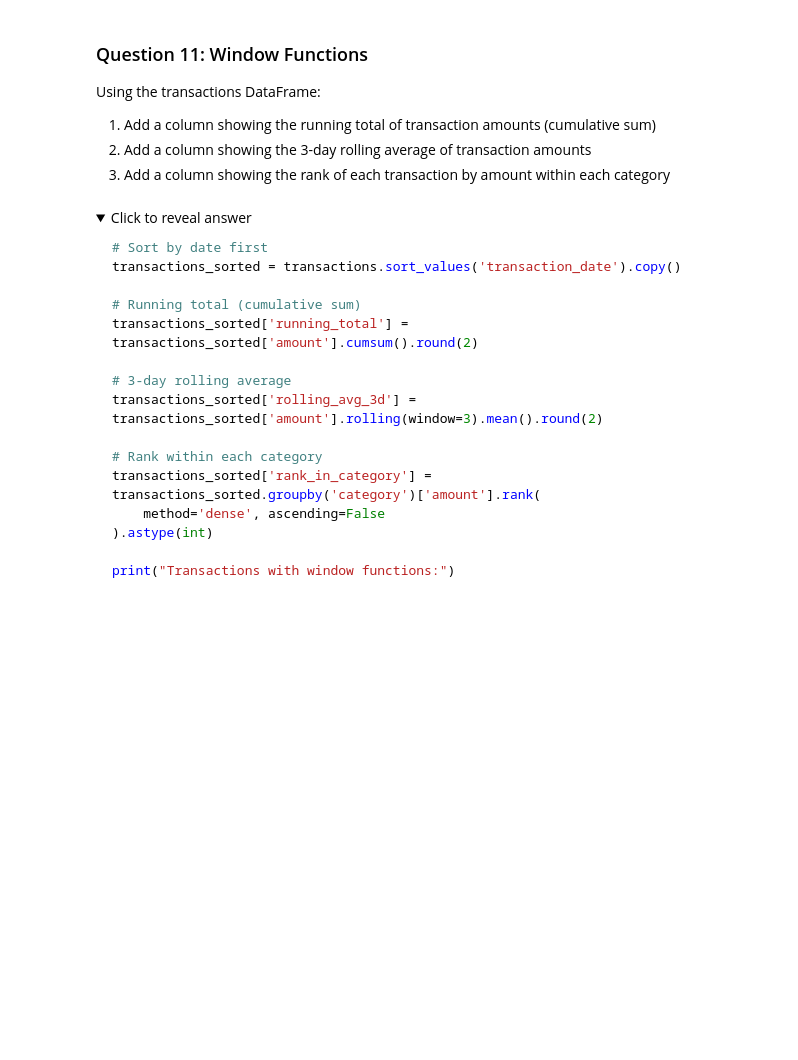
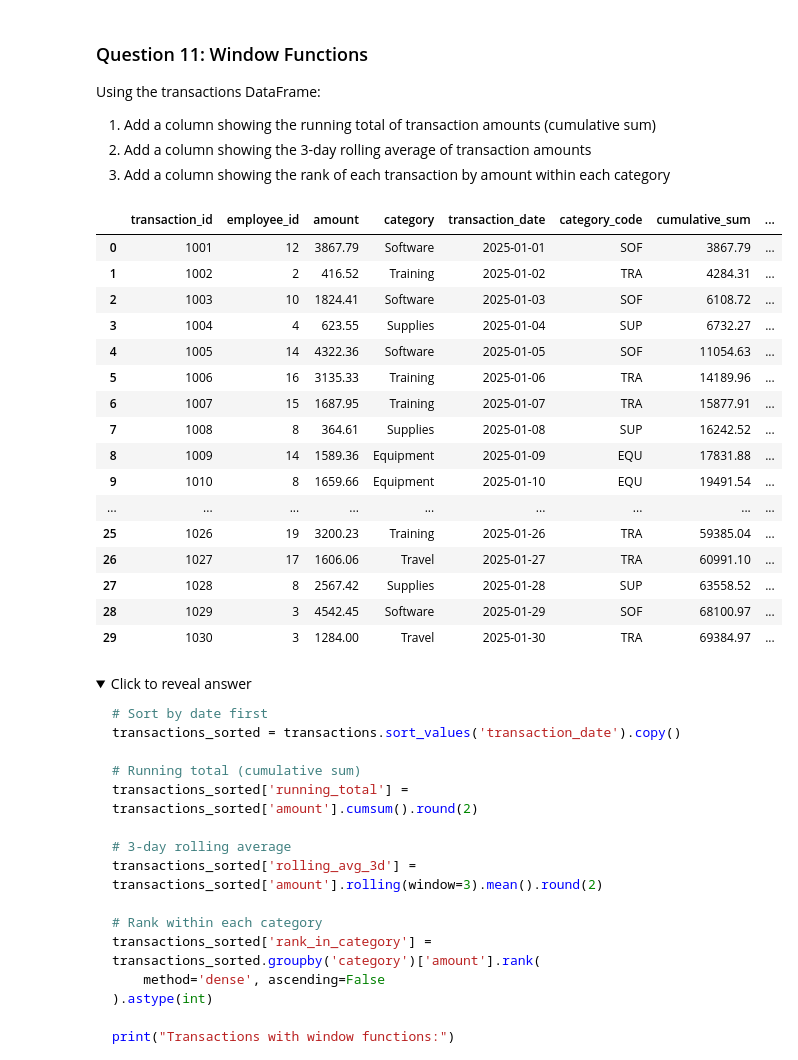
Before and after one commit to BrianIsaac/interview-crash-course, a Jupyter notebook: 01_pandas_crash_course.ipynb, the cells around one changed output. Cells and saved outputs as stored; diff of their text form; code cells hidden in the pictures; folded sections open; blank space fills up the shorter version.

```diff
--- a/01_pandas_crash_course.ipynb
+++ b/01_pandas_crash_course.ipynb
@@ -882,0 +1641,5 @@ Using the transactions DataFrame, create a new column `category_code` that conta
+# %%
+# Your solution here
+transactions['category_code'] = transactions['category'].str[:3].str.upper()
+
+transactions[transactions['category_code'].str.startswith('TR')]
@@ -1033,3 +1900,30 @@ Using the transactions DataFrame:
+# %%
+# Your solution here
+transactions['cumulative_sum'] = transactions['amount'].cumsum()
+transactions['3-day_rolling'] = transactions['amount'].rolling(window=3).mean()
+transactions['rank'] = transactions.groupby('category')['amount'].rank(
+    method='dense', ascending=False
+).astype(int)
+
+transactions
+# %% [output]
+|  | transaction_id | employee_id | amount | category | transaction_date | category_code | cumulative_sum | ... |
+| 0 | 1001 | 12 | 3867.79 | Software | 2025-01-01 | SOF | 3867.79 | ... |
+| 1 | 1002 | 2 | 416.52 | Training | 2025-01-02 | TRA | 4284.31 | ... |
+| 2 | 1003 | 10 | 1824.41 | Software | 2025-01-03 | SOF | 6108.72 | ... |
+| 3 | 1004 | 4 | 623.55 | Supplies | 2025-01-04 | SUP | 6732.27 | ... |
+| 4 | 1005 | 14 | 4322.36 | Software | 2025-01-05 | SOF | 11054.63 | ... |
+| 5 | 1006 | 16 | 3135.33 | Training | 2025-01-06 | TRA | 14189.96 | ... |
+| 6 | 1007 | 15 | 1687.95 | Training | 2025-01-07 | TRA | 15877.91 | ... |
+| 7 | 1008 | 8 | 364.61 | Supplies | 2025-01-08 | SUP | 16242.52 | ... |
+| 8 | 1009 | 14 | 1589.36 | Equipment | 2025-01-09 | EQU | 17831.88 | ... |
+| 9 | 1010 | 8 | 1659.66 | Equipment | 2025-01-10 | EQU | 19491.54 | ... |
+| ... | ... | ... | ... | ... | ... | ... | ... | ... |
+| 25 | 1026 | 19 | 3200.23 | Training | 2025-01-26 | TRA | 59385.04 | ... |
+| 26 | 1027 | 17 | 1606.06 | Travel | 2025-01-27 | TRA | 60991.10 | ... |
+| 27 | 1028 | 8 | 2567.42 | Supplies | 2025-01-28 | SUP | 63558.52 | ... |
+| 28 | 1029 | 3 | 4542.45 | Software | 2025-01-29 | SOF | 68100.97 | ... |
+| 29 | 1030 | 3 | 1284.00 | Travel | 2025-01-30 | TRA | 69384.97 | ... |
 # %% [markdown]
 <details>
 <summary>Click to reveal answer</summary>
```
Also changed, not shown: parts of 101 cells of this notebook, 13 other files.
